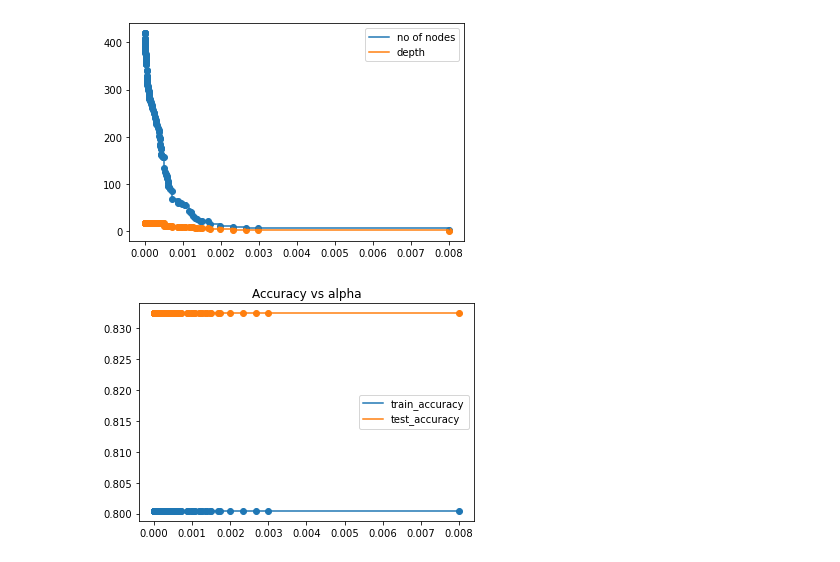
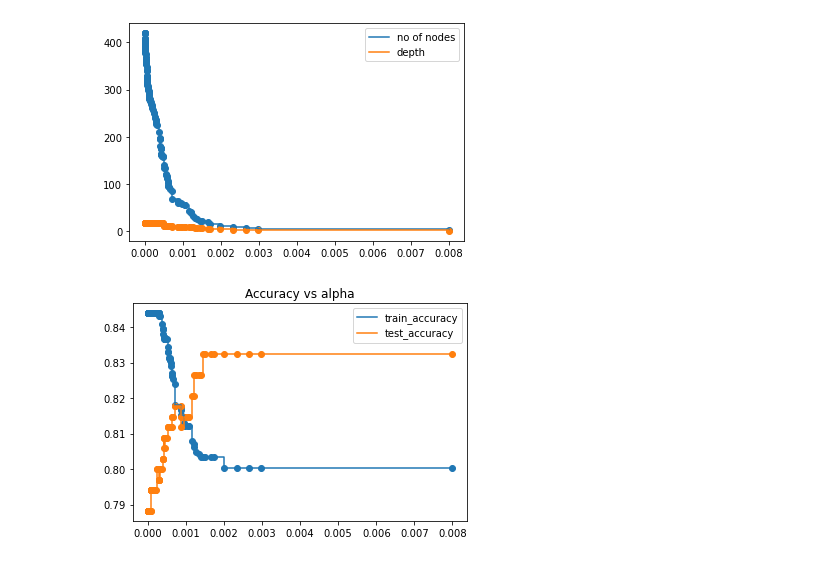
Before and after one commit to shreyanc07/comparitive-analysis-of-decision-tree-and-naive-bayes-model-for-classification, a Jupyter notebook: src/DMML_TASK_2/preprocessing.ipynb, the cells around one changed output. Cells and saved outputs as stored; diff of their text form; code cells hidden in the pictures.

```diff
--- a/src/DMML_TASK_2/preprocessing.ipynb
+++ b/src/DMML_TASK_2/preprocessing.ipynb
@@ -118,0 +104,6 @@ array(['No', 'Yes'], dtype=object)
+# %%
+for i in dataset.columns:
+    if dataset[i].dtype == "object":
+        print(i)
+        print(dataset[i].unique())
+        print("\n")
@@ -436,7 +393,7 @@ Test Confusion matrix
 # %% [markdown]
 ## Cross-Validation
 # %%
-params = {'max_depth': [1,2,3,4,5,6,7,8,9,10,11,12],
+params = {'max_depth': [2,3,4,5,6,7,8,9,10,11,12],
          'min_samples_split': [2,3,4],
          'min_samples_leaf': [1,2]}
 
@@ -528,19 +485,19 @@ plt.show()
 # %%
 train_acc = []
 test_acc = []
 for c in clfs:
-    y_train_pred = c.predict(X1_train)
-    y_test_pred = c.predict(X1_test)
+    Y1_train_pred = c.predict(X1_train)
+    Y1_test_pred = c.predict(X1_test)
     train_acc.append(accuracy_score(Y1_train_pred,Y1_train))
     test_acc.append(accuracy_score(Y1_test_pred,Y1_test))
 
 plt.scatter(ccp_alphas,train_acc)
 plt.scatter(ccp_alphas,test_acc)
 plt.plot(ccp_alphas,train_acc,label='train_accuracy',drawstyle="steps-post")
 plt.plot(ccp_alphas,test_acc,label='test_accuracy',drawstyle="steps-post")
 plt.legend()
 plt.title('Accuracy vs alpha')
 plt.show()
 # %% [output]
-[figure, old version]
+[figure, new version]
 # %%
```
Also changed, not shown: parts of 27 cells of this notebook.
